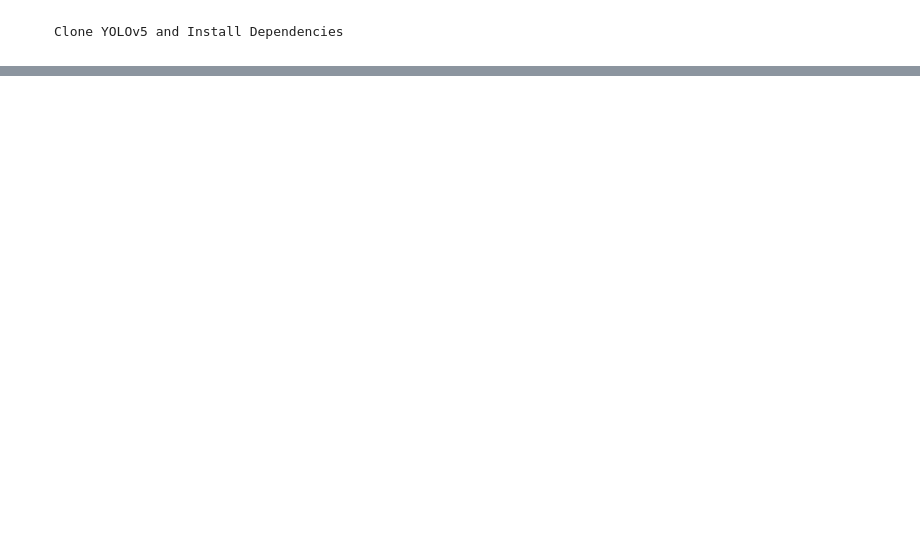
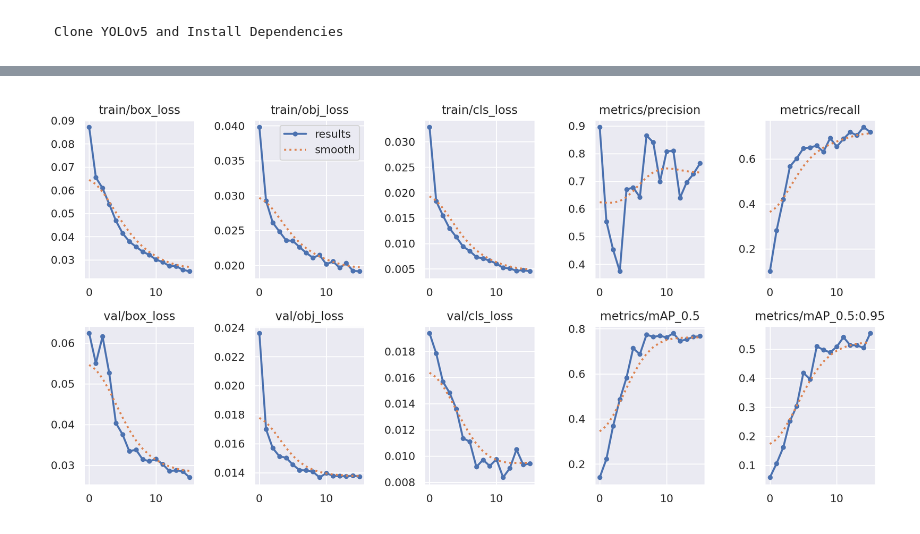
Before and after one commit to JayZ6969/SIH-internal-2024, a Jupyter notebook: AI_Based_Smart_Traffic_Management_System.ipynb, the cells around one changed output, grey strips where cells are left out. Cells and saved outputs as stored; diff of their text form; code cells hidden in the pictures; blank space fills up the shorter version.

```diff
--- a/AI_Based_Smart_Traffic_Management_System.ipynb
+++ b/AI_Based_Smart_Traffic_Management_System.ipynb
@@ -27,0 +91,10 @@ drive.mount('/content/drive')
+# %%
+from IPython.display import Image, display
+
+# Path to your image file
+image_path = '/content/SIH-internal-2024/yolov5/runs/train/exp/results.png'
+
+# Display the image
+display(Image(filename=image_path))
+# %% [output]
+[figure, added]
```
Also changed, not shown: parts of 24 cells of this notebook.
